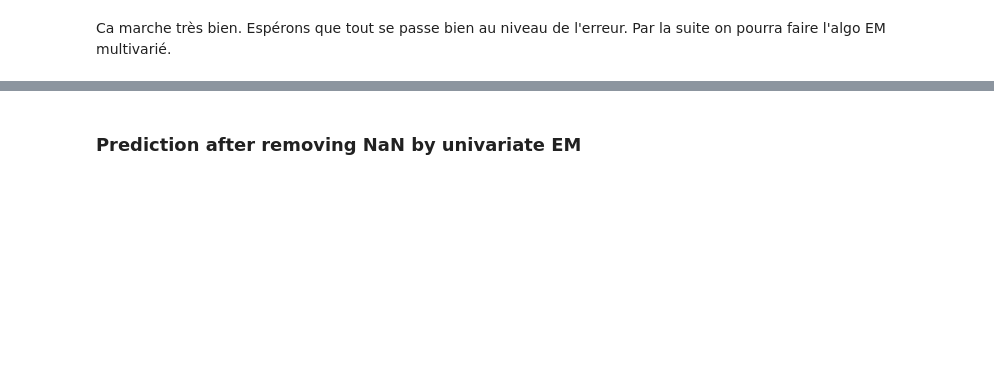
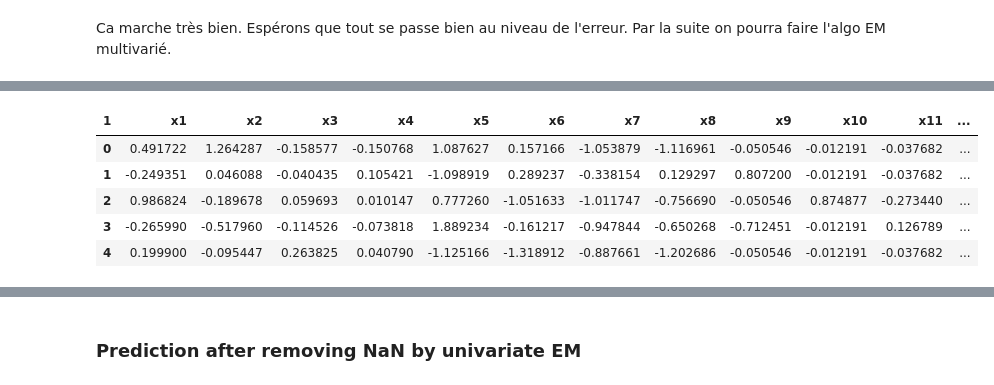
Before and after one commit to bigtdu53/failleIte, a Jupyter notebook: Code/bankrupcy_chanllenge.ipynb, the cells around one changed output, grey strips where cells are left out. Saved outputs shown, nothing was run; the diff lists cells and outputs as text; code cells hidden in the pictures; blank space fills up the shorter version.

```diff
--- a/Code/bankrupcy_chanllenge.ipynb
+++ b/Code/bankrupcy_chanllenge.ipynb
@@ -669,0 +743,23 @@ Ca marche très bien. Espérons que tout se passe bien au niveau de l'erreur. Pa
+# %%
+tuned_parameters = [{'loss': ['deviance','exponential'],
+                    'max_features':[5,10,20,50],
+                    'max_depth':[3,5,10,30],
+                    'n_estimators':[100,300]}]
+
+clf = GridSearchCV(GradientBoostingClassifier(), tuned_parameters, cv=10,verbose=1)
+clf.fit(train_fill_svd, cible[0].values)
+
+
+print("Best parameters set found on development set:")
+print()
+print(clf.best_params_)
+print()
+
+print("Grid scores on development set:")
+print()
+means = clf.cv_results_['mean_test_score']
+stds = clf.cv_results_['std_test_score']
+for mean, std, params in zip(means, stds, clf.cv_results_['params']):
+    print("%0.3f (+/-%0.03f) for %r"
+            % (mean, std * 2, params))
+print()
@@ -669,0 +798,9 @@ Ca marche très bien. Espérons que tout se passe bien au niveau de l'erreur. Pa
+# %%
+train_fill_svd.head()
+# %% [output]
+| 1 | x1 | x2 | x3 | x4 | x5 | x6 | x7 | x8 | x9 | x10 | x11 | ... |
+| 0 | 0.491722 | 1.264287 | -0.158577 | -0.150768 | 1.087627 | 0.157166 | -1.053879 | -1.116961 | -0.050546 | -0.012191 | -0.037682 | ... |
+| 1 | -0.249351 | 0.046088 | -0.040435 | 0.105421 | -1.098919 | 0.289237 | -0.338154 | 0.129297 | 0.807200 | -0.012191 | -0.037682 | ... |
+| 2 | 0.986824 | -0.189678 | 0.059693 | 0.010147 | 0.777260 | -1.051633 | -1.011747 | -0.756690 | -0.050546 | 0.874877 | -0.273440 | ... |
+| 3 | -0.265990 | -0.517960 | -0.114526 | -0.073818 | 1.889234 | -0.161217 | -0.947844 | -0.650268 | -0.712451 | -0.012191 | 0.126789 | ... |
+| 4 | 0.199900 | -0.095447 | 0.263825 | 0.040790 | -1.125166 | -1.318912 | -0.887661 | -1.202686 | -0.050546 | -0.012191 | -0.037682 | ... |
```
Also changed, not shown: parts of 31 cells of this notebook.
